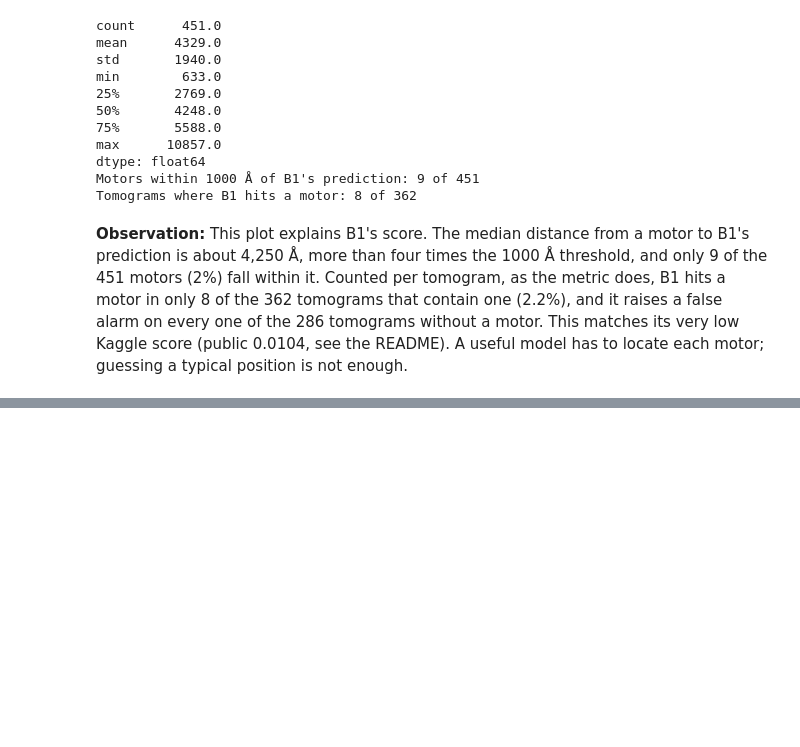
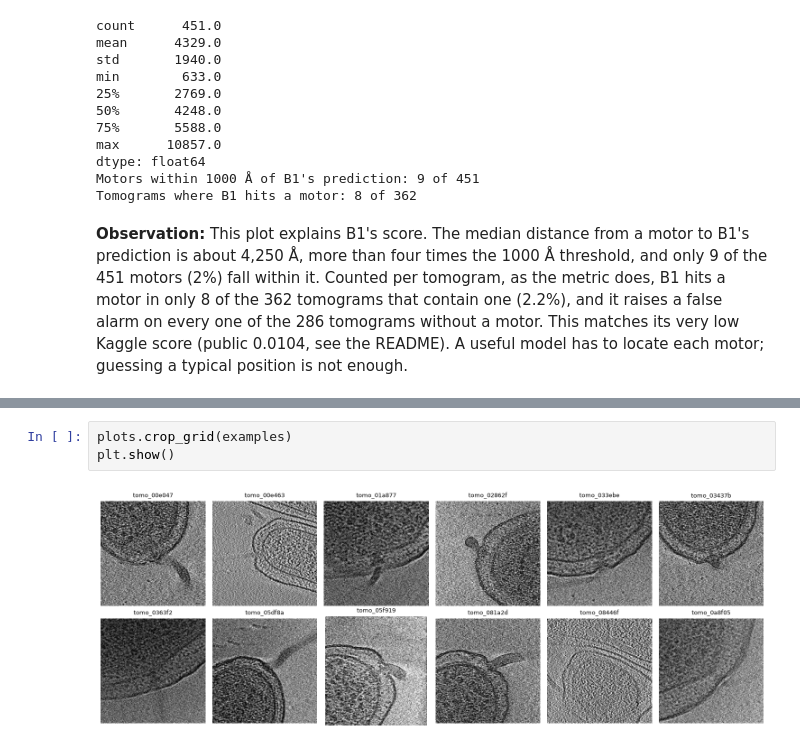
Before and after one commit to ceng313-2026/GROUP10_CENG313, a Jupyter notebook: notebooks/drafts/kaan_eda.ipynb, the cells around one changed output, grey strips where cells are left out. Saved outputs shown, nothing was run; the diff lists cells and outputs as text; blank space fills up the shorter version.

```diff
--- a/notebooks/drafts/kaan_eda.ipynb
+++ b/notebooks/drafts/kaan_eda.ipynb
@@ -228,0 +245,5 @@ Tomograms where B1 hits a motor: 8 of 362
+# %%
+plots.crop_grid(examples)
+plt.show()
+# %% [output]
+[figure, added]
```
Also changed, not shown: parts of 10 cells of this notebook, 1 other file.
